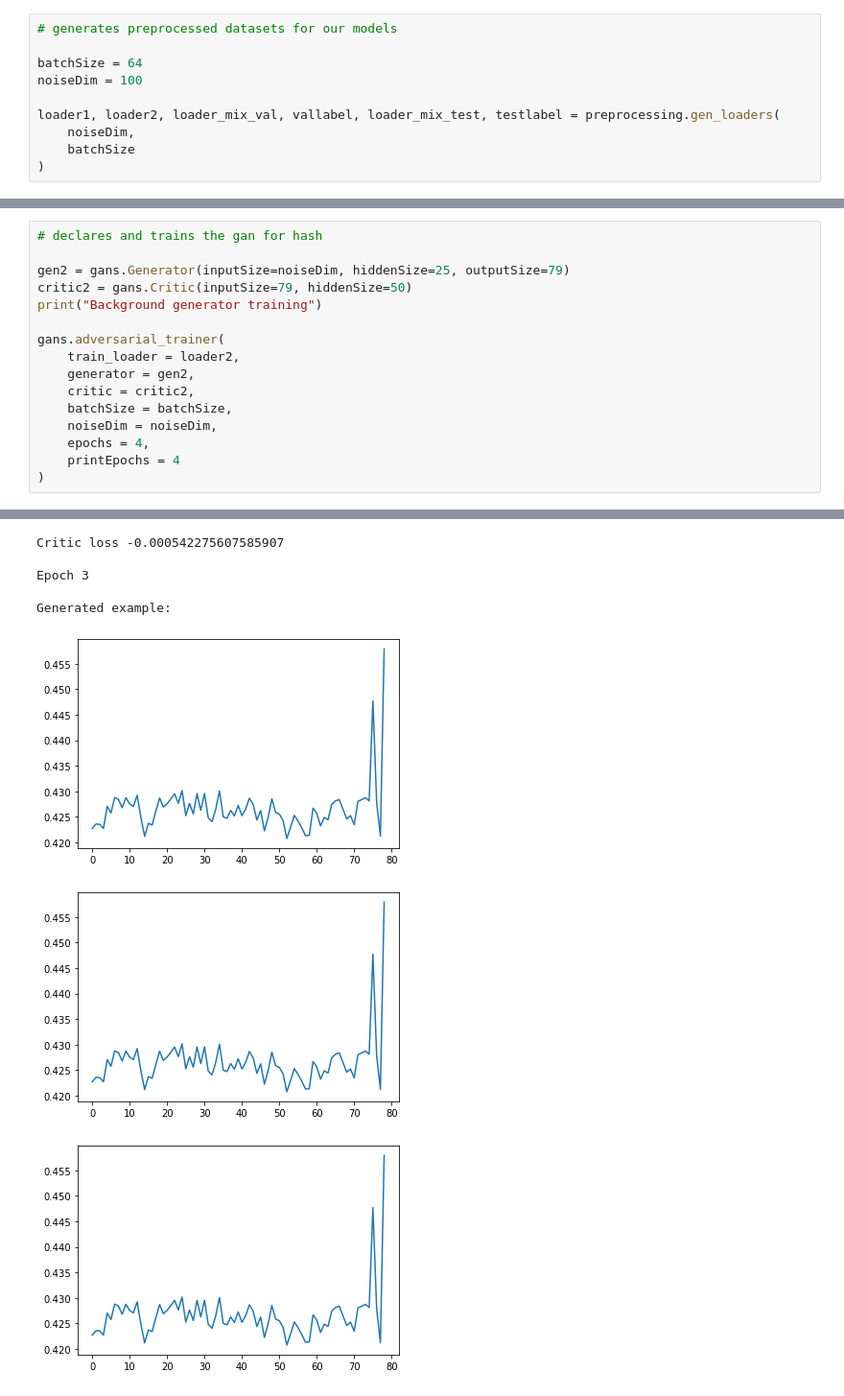
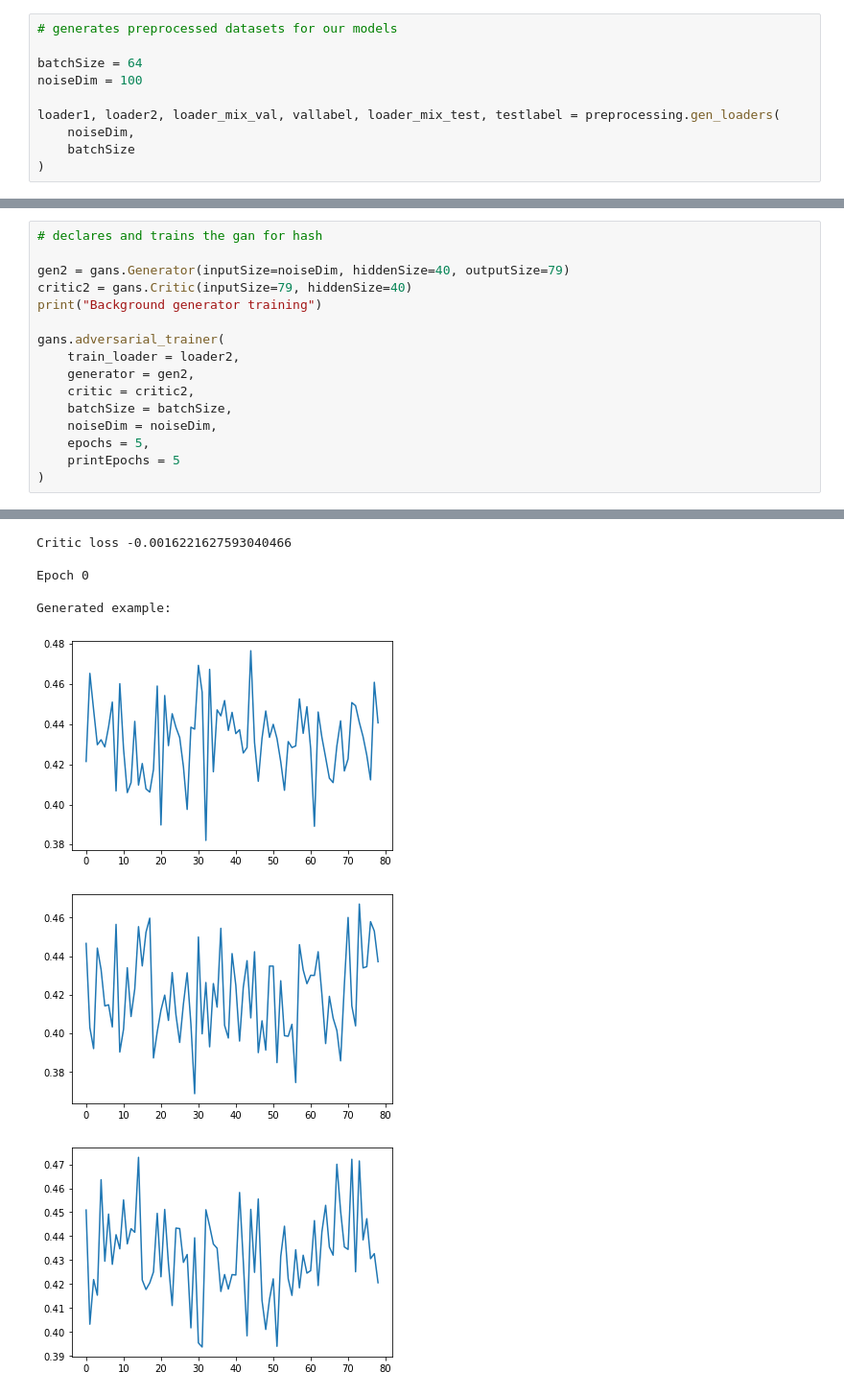
Before and after one commit to AlexDodon/sourceseparation_misc, a Jupyter notebook: time_series.ipynb, the cells around one changed output, grey strips where cells are left out. Shown: that part at 96% size. Drawn from its saved outputs; the diff is of its cells as text.

```diff
--- a/time_series.ipynb
+++ b/time_series.ipynb
@@ -46,8 +46,8 @@ Generated example:
 # %%
 # declares and trains the gan for hash
 
-gen2 = gans.Generator(inputSize=noiseDim, hiddenSize=25, outputSize=79)
-critic2 = gans.Critic(inputSize=79, hiddenSize=50)
+gen2 = gans.Generator(inputSize=noiseDim, hiddenSize=40, outputSize=79)
+critic2 = gans.Critic(inputSize=79, hiddenSize=40)
 print("Background generator training")
 
 gans.adversarial_trainer(
@@ -56,8 +56,8 @@ gans.adversarial_trainer(
     critic = critic2,
     batchSize = batchSize,
     noiseDim = noiseDim,
-    epochs = 4,
-    printEpochs = 4
+    epochs = 5,
+    printEpochs = 5
 )
 # %% [output]
 Background generator training
@@ -65,8 +65,8 @@ Background generator training
-Critic loss -0.000542275607585907
+Critic loss -0.0016221627593040466
 
-Epoch 3
+Epoch 0
 
 Generated example:
-[figure, old version]
+[figure, new version]
-[figure, old version]
+[figure, new version]
-[figure, old version]
+[figure, new version]
```
Also changed, not shown: parts of 5 cells of this notebook, 2 other files.
